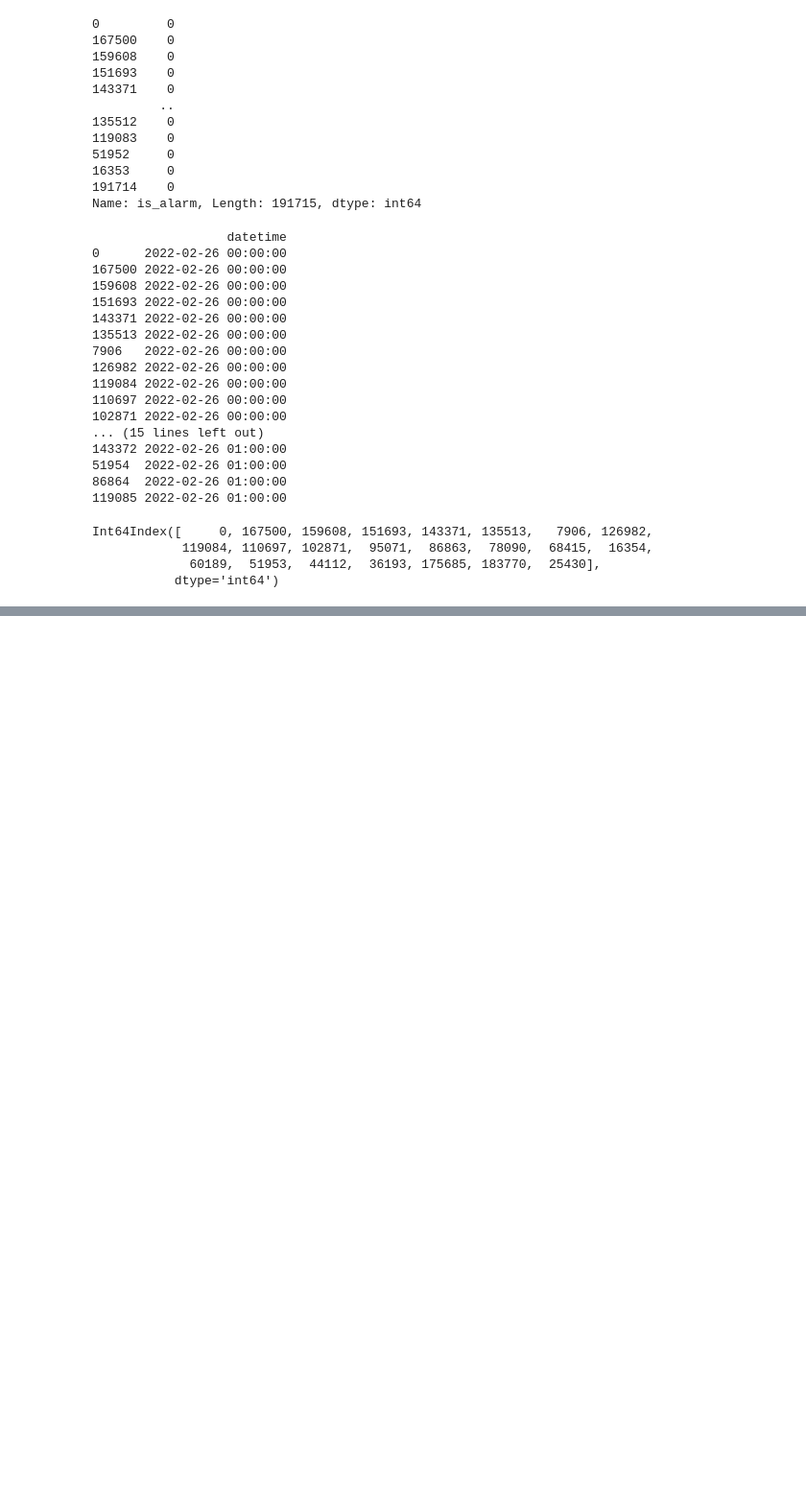
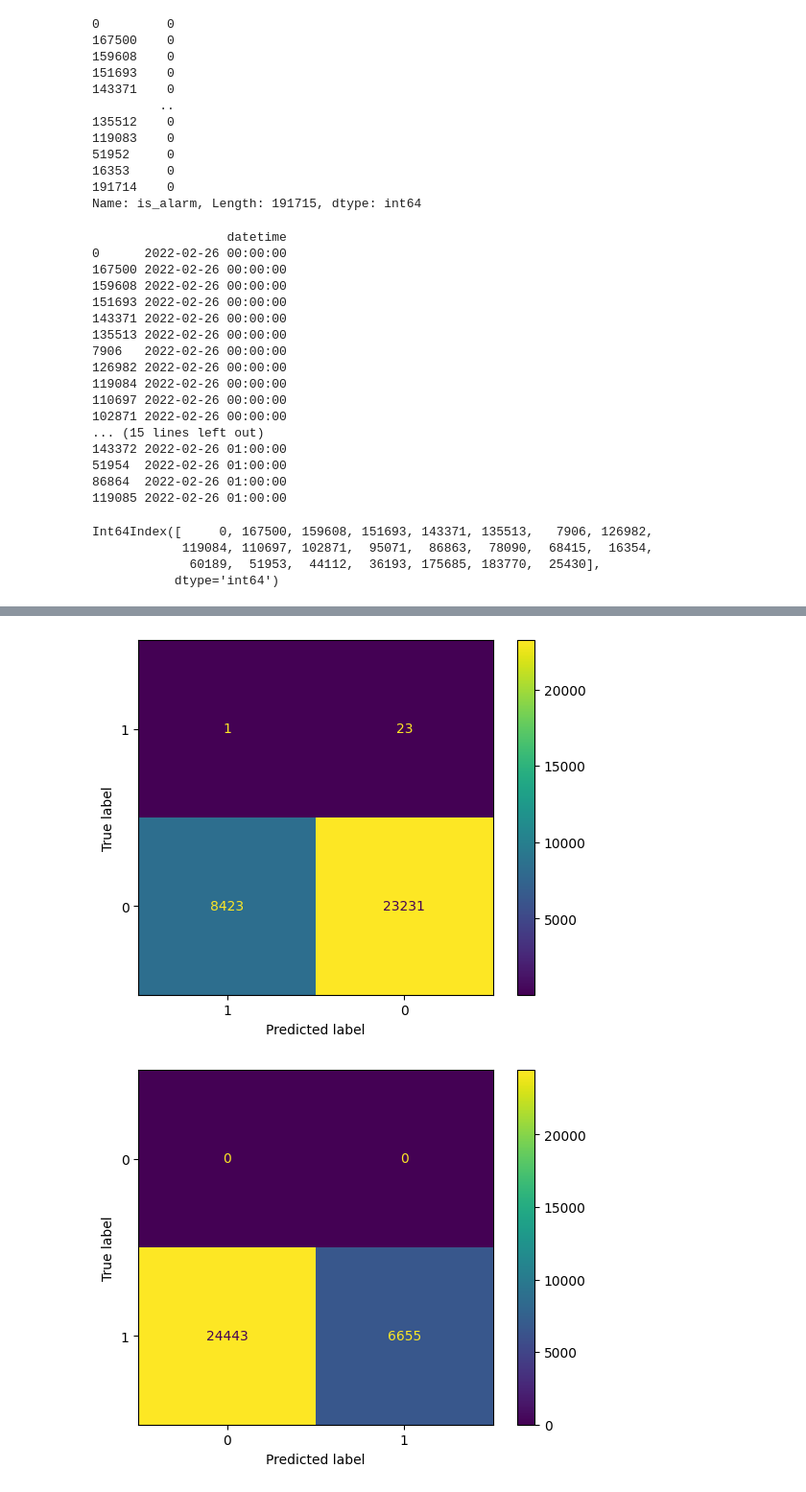
Before and after one commit to Bohdanken/Proga, a Jupyter notebook: scripts/tuning/model_tuning_v1.ipynb, the cells around one changed output, grey strips where cells are left out. Shown: that part at 96% size. Cells and saved outputs as stored; diff of their text form; code cells hidden in the pictures; blank space fills up the shorter version.

```diff
--- a/scripts/tuning/model_tuning_v1.ipynb
+++ b/scripts/tuning/model_tuning_v1.ipynb
@@ -124,0 +301,31 @@ NameError: name 'MODEL_NAME' is not defined
+# %%
+def plot_confusion_matrix(clf, y_test, predicted):
+    classes = clf.classes_
+    classes[0], classes[1] = classes[1], classes[0]
+
+    cm = confusion_matrix(y_test, predicted, labels=classes)
+    cm = cm.T
+
+    disp = ConfusionMatrixDisplay(confusion_matrix=cm, display_labels=classes)
+    disp.plot()
+# %%
+tss_glb = TimeSeriesSplit(n_splits=5)
+# %%
+model_glb = pickle.load(open(f"{TUNING_PATH}/{MODEL_NAME}/{MODEL_NAME}_lbfgs_split10.pkl", "rb"))
+for train_index, test_index in zip(*spl.split_dataset(df_dt, tss_glb)):
+
+    X_test=X[test_index]
+    y_test=y[test_index]
+    prediction=model_glb.predict(X_test)
+    plot_confusion_matrix(model_glb, y_test, prediction)
+# %%
+model_glb = pickle.load(open(f"{TUNING_PATH}/logistic_regression_v10/logistic_regression_v10_liblinear_split4.pkl", "rb"))
+for train_index, test_index in zip(*spl.split_dataset(df_dt, tss_glb)):
+
+    X_test=X[test_index]
+    y_test=y[test_index]
+    prediction=model_glb.predict(X_test)
+    plot_confusion_matrix(model_glb, y_test, prediction)
+# %% [output]
+[figure, added]
+[figure, added]
```
Also changed, not shown: parts of 17 cells of this notebook, 1 other file.
